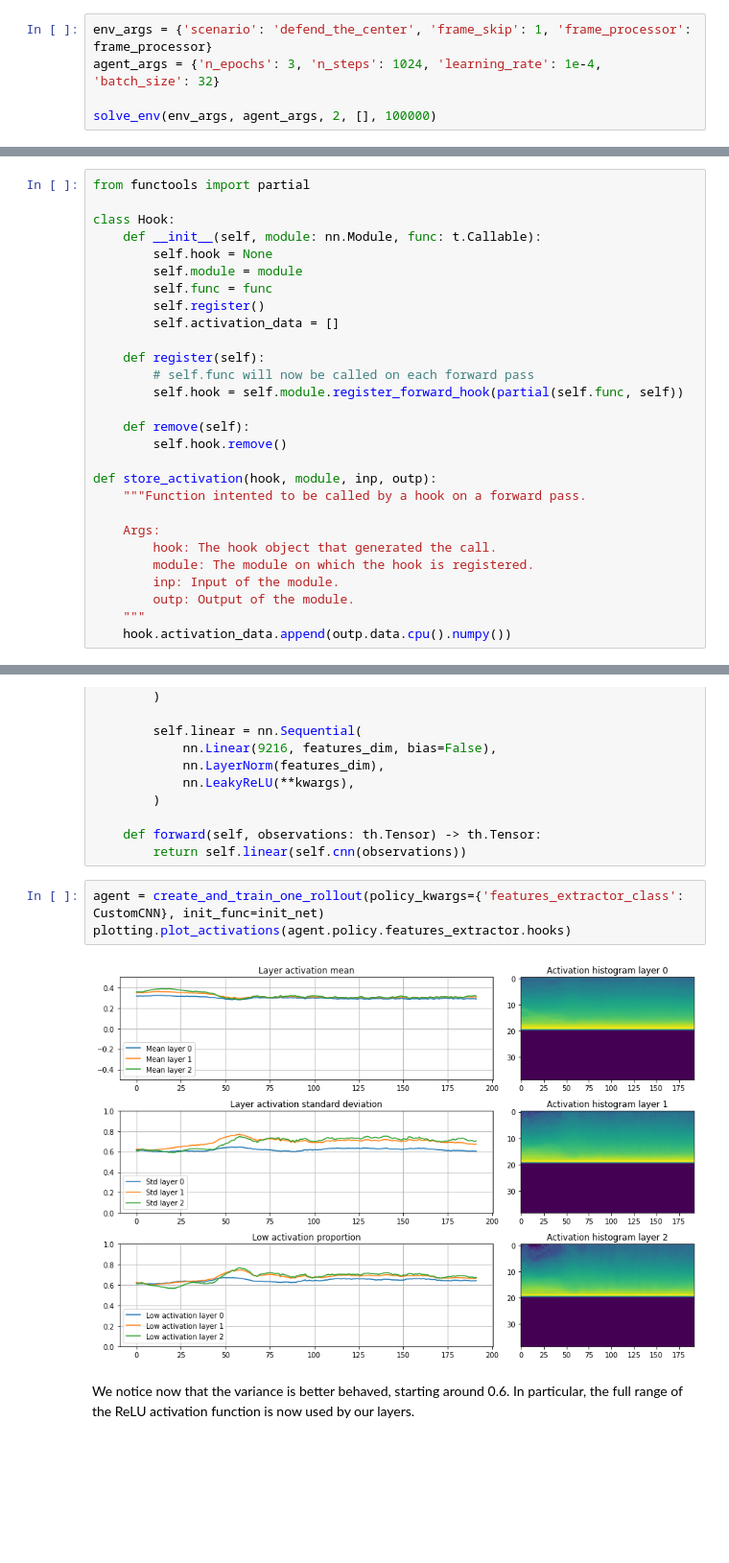
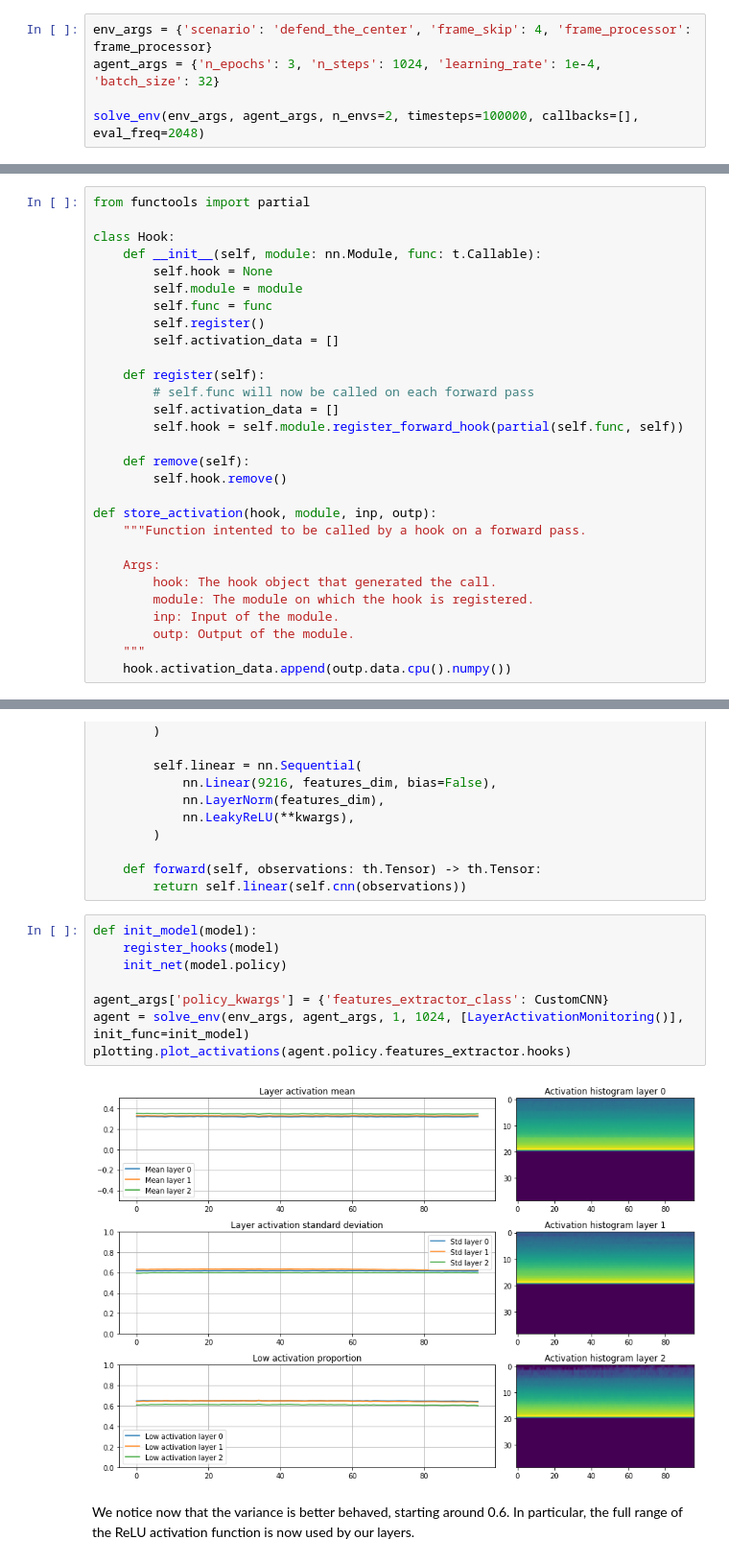
Before and after one commit to lkiel/rl-doom, a Jupyter notebook: standalone_examples/Defense Scenario.ipynb, the cells around one changed output, grey strips where cells are left out. Shown: that part at 96% size. Cells and saved outputs as stored; diff of their text form; blank space fills up the shorter version.

```diff
--- a/standalone_examples/Defense Scenario.ipynb
+++ b/standalone_examples/Defense Scenario.ipynb
@@ -80,7 +81,7 @@ def solve_env(env_args, agent_args, n_envs, additional_callbacks, timesteps):
 # Results in a 100x156 image, no pixel lost due to padding with the default CNN architecture
 frame_processor = lambda frame: cv2.resize(frame[40:, 4:-4], None, fx=.5, fy=.5, interpolation=cv2.INTER_AREA)
 # %%
-env_args = {'scenario': 'defend_the_center', 'frame_skip': 1, 'frame_processor': frame_processor}
+env_args = {'scenario': 'defend_the_center', 'frame_skip': 4, 'frame_processor': frame_processor}
 agent_args = {'n_epochs': 3, 'n_steps': 1024, 'learning_rate': 1e-4, 'batch_size': 32}
 
-solve_env(env_args, agent_args, 2, [], 100000)
+solve_env(env_args, agent_args, n_envs=2, timesteps=100000, callbacks=[], eval_freq=2048)
@@ -242,6 +225,7 @@ class Hook:
 
     def register(self):
         # self.func will now be called on each forward pass
+        self.activation_data = []
         self.hook = self.module.register_forward_hook(partial(self.func, self))
 
     def remove(self):
@@ -366,10 +350,15 @@ class CustomCNN(BaseFeaturesExtractor):
     def forward(self, observations: th.Tensor) -> th.Tensor:
         return self.linear(self.cnn(observations))
 # %%
-agent = create_and_train_one_rollout(policy_kwargs={'features_extractor_class': CustomCNN}, init_func=init_net)
+def init_model(model):
+    register_hooks(model)
+    init_net(model.policy)
+
+agent_args['policy_kwargs'] = {'features_extractor_class': CustomCNN}
+agent = solve_env(env_args, agent_args, 1, 1024, [LayerActivationMonitoring()], init_func=init_model)
 plotting.plot_activations(agent.policy.features_extractor.hooks)
 # %% [output]
-[figure, old version]
+[figure, new version]
 # %% [markdown]
 We notice now that the variance is better behaved, starting around 0.6. In particular, the full range of the ReLU activation function is now used by our layers.
 # %% [markdown]
```
Also changed, not shown: parts of 19 cells of this notebook, 12 other files.
